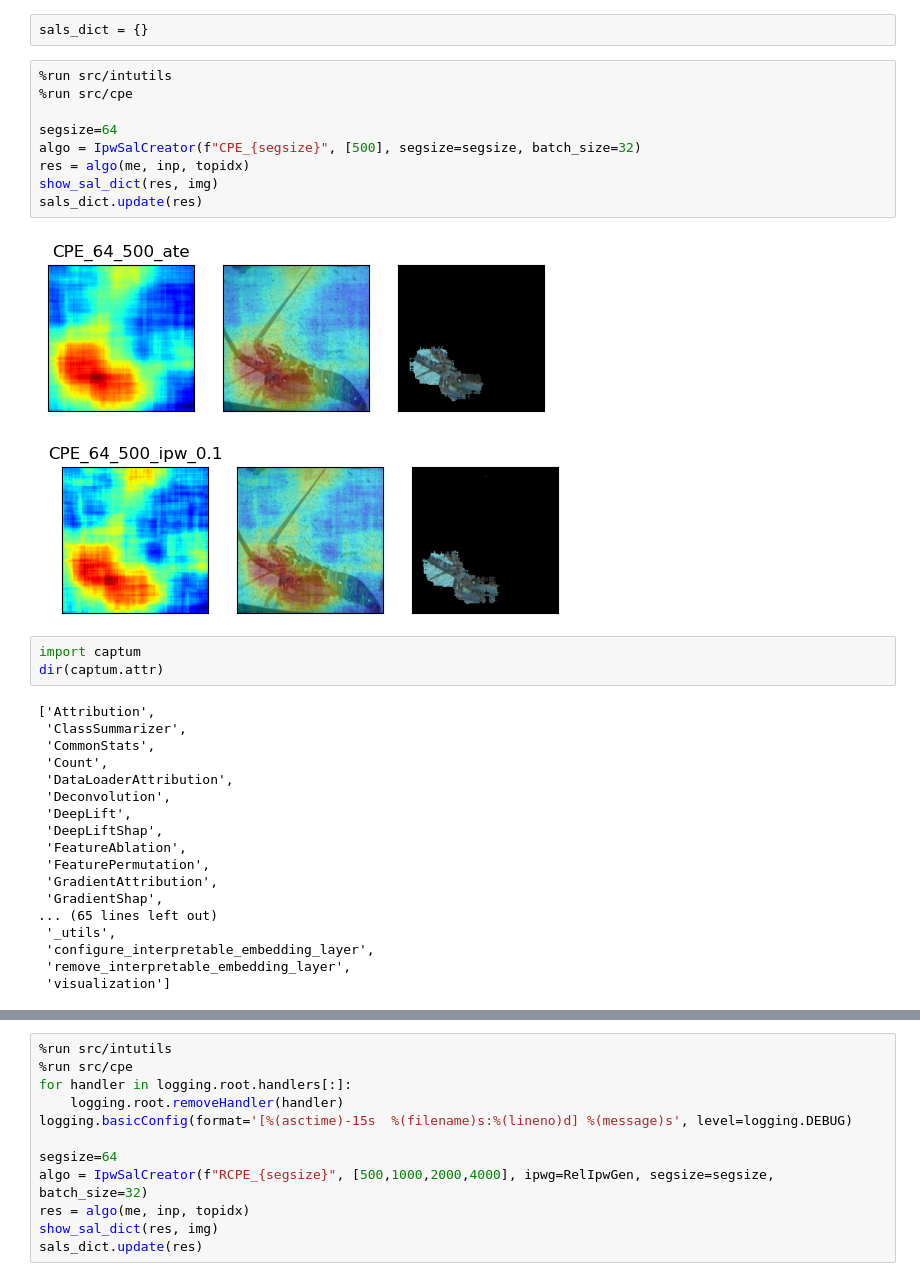
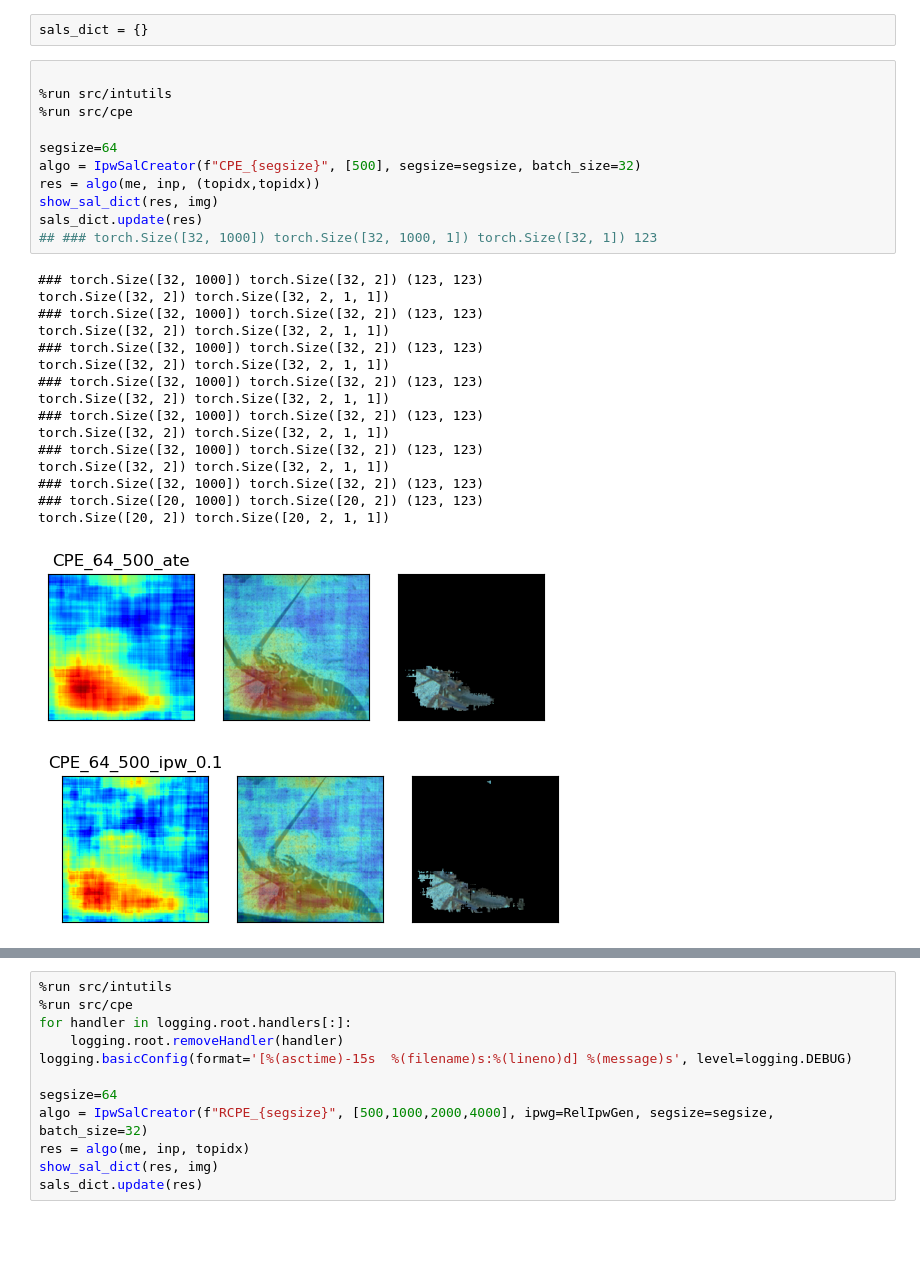
Before and after one commit to zivwhd/saliency, a Jupyter notebook: notebooks/pground.ipynb, the cells around one changed output, grey strips where cells are left out. Cells and saved outputs as stored; diff of their text form; blank space fills up the shorter version.

```diff
--- a/notebooks/pground.ipynb
+++ b/notebooks/pground.ipynb
@@ -53,35 +53,31 @@ print(topidx, targetidx)
 # %%
 sals_dict = {}
 # %%
+
 %run src/intutils
 %run src/cpe
 
 segsize=64
 algo = IpwSalCreator(f"CPE_{segsize}", [500], segsize=segsize, batch_size=32)
-res = algo(me, inp, topidx)
+res = algo(me, inp, (topidx,topidx))
 show_sal_dict(res, img)
 sals_dict.update(res)
+## ### torch.Size([32, 1000]) torch.Size([32, 1000, 1]) torch.Size([32, 1]) 123
 # %% [output]
+### torch.Size([32, 1000]) torch.Size([32, 2]) (123, 123)
+torch.Size([32, 2]) torch.Size([32, 2, 1, 1])
+### torch.Size([32, 1000]) torch.Size([32, 2]) (123, 123)
+torch.Size([32, 2]) torch.Size([32, 2, 1, 1])
+### torch.Size([32, 1000]) torch.Size([32, 2]) (123, 123)
+torch.Size([32, 2]) torch.Size([32, 2, 1, 1])
+### torch.Size([32, 1000]) torch.Size([32, 2]) (123, 123)
+torch.Size([32, 2]) torch.Size([32, 2, 1, 1])
+### torch.Size([32, 1000]) torch.Size([32, 2]) (123, 123)
+torch.Size([32, 2]) torch.Size([32, 2, 1, 1])
+### torch.Size([32, 1000]) torch.Size([32, 2]) (123, 123)
+torch.Size([32, 2]) torch.Size([32, 2, 1, 1])
+### torch.Size([32, 1000]) torch.Size([32, 2]) (123, 123)
+### torch.Size([20, 1000]) torch.Size([20, 2]) (123, 123)
+torch.Size([20, 2]) torch.Size([20, 2, 1, 1])
-[figure, old version]
+[figure, new version]
-[figure, old version]
+[figure, new version]
-# %%
-import captum
-dir(captum.attr)
-# %% [output]
-['Attribution',
- 'ClassSummarizer',
- 'CommonStats',
- 'Count',
- 'DataLoaderAttribution',
- 'Deconvolution',
- 'DeepLift',
- 'DeepLiftShap',
- 'FeatureAblation',
- 'FeaturePermutation',
- 'GradientAttribution',
- 'GradientShap',
-... (65 lines left out)
- '_utils',
- 'configure_interpretable_embedding_layer',
- 'remove_interpretable_embedding_layer',
- 'visualization']
```
Also changed, not shown: parts of 35 cells of this notebook, 2 other files.
